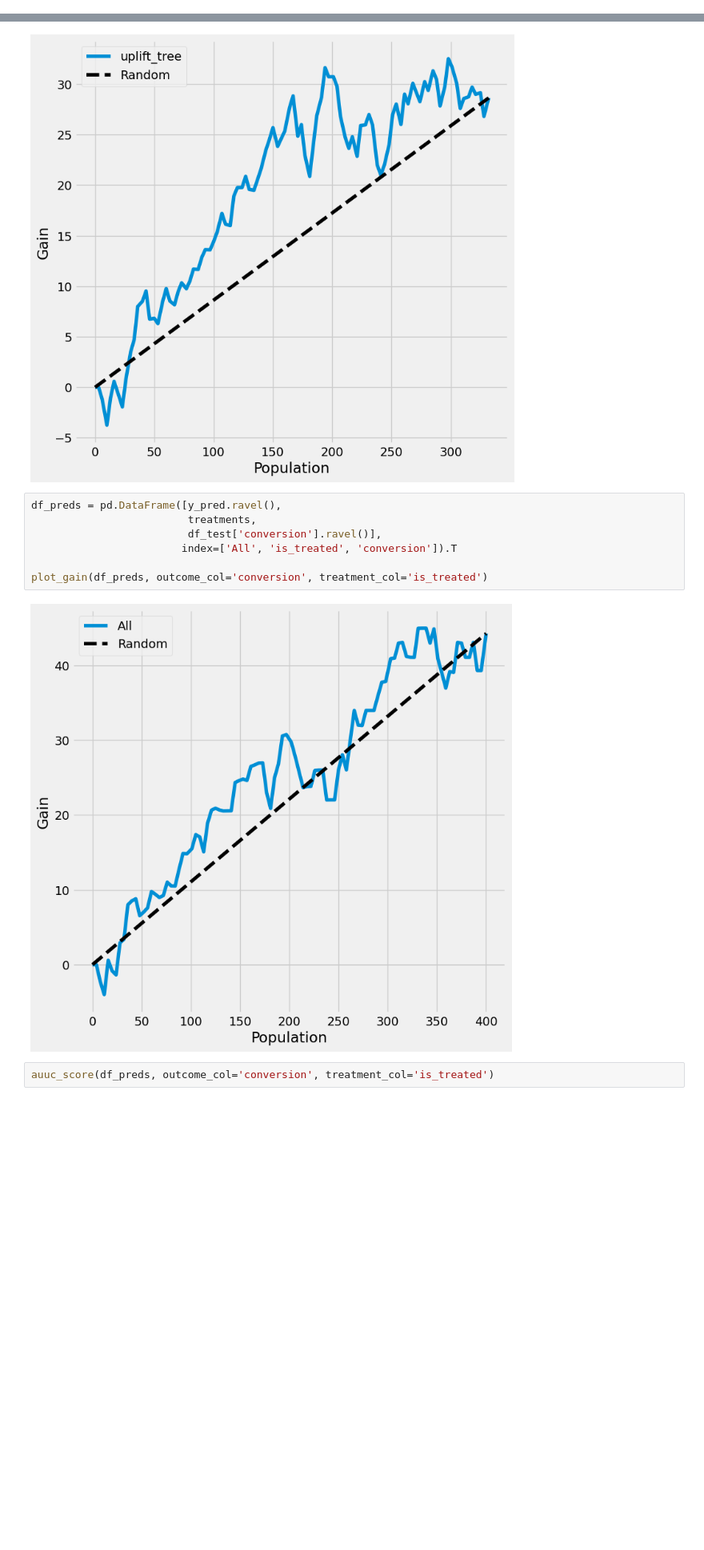
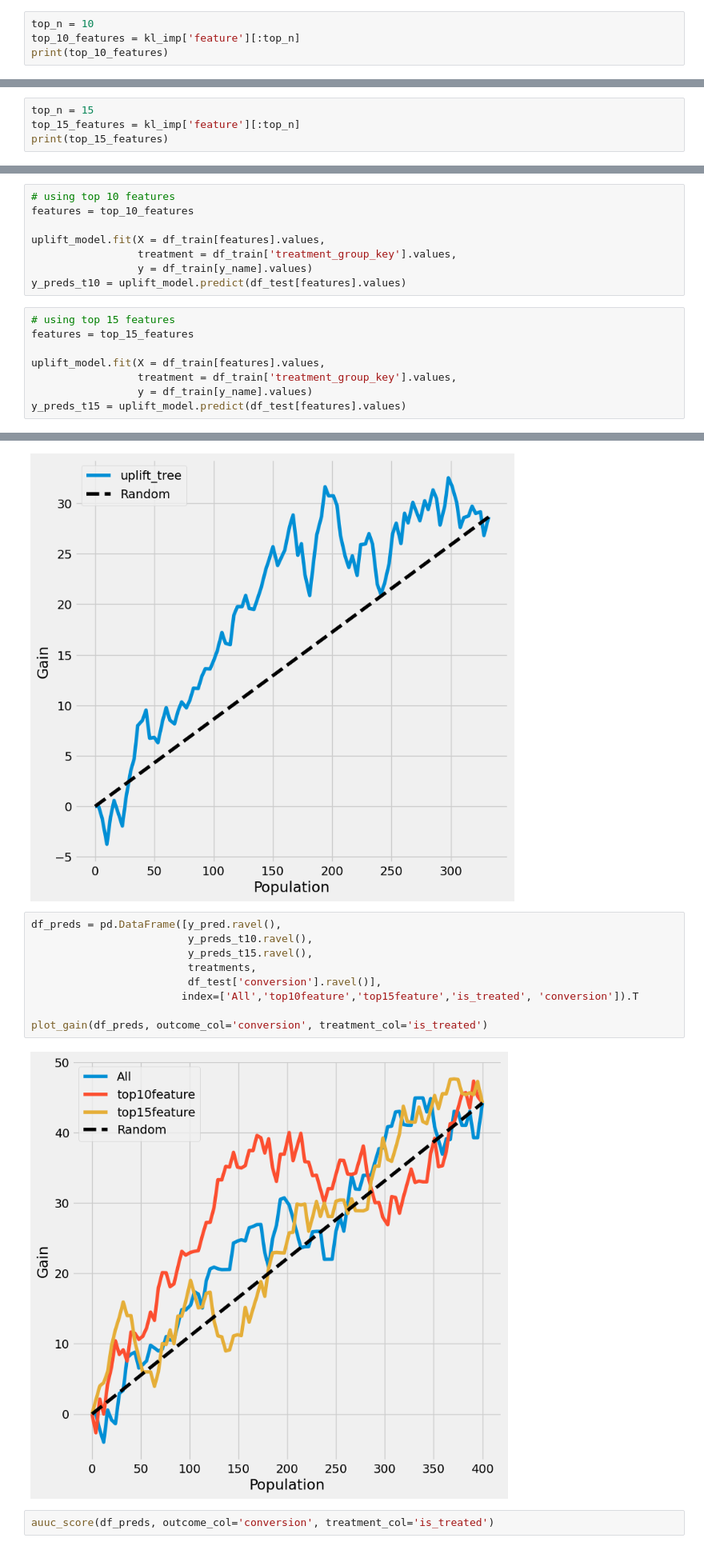
Before and after one commit to epm2wi/causalml, a Jupyter notebook: docs/examples/uplift_trees_with_synthetic_data.ipynb, the cells around one changed output, grey strips where cells are left out. Shown at 80% size. Cells and saved outputs as stored; diff of their text form; blank space fills up the shorter version.

```diff
--- a/docs/examples/uplift_trees_with_synthetic_data.ipynb
+++ b/docs/examples/uplift_trees_with_synthetic_data.ipynb
@@ -191,0 +213,4 @@ synth = result[synthetic]
+# %%
+top_n = 10
+top_10_features = kl_imp['feature'][:top_n]
+print(top_10_features)
@@ -191,0 +229,4 @@ synth = result[synthetic]
+# %%
+top_n = 15
+top_15_features = kl_imp['feature'][:top_n]
+print(top_15_features)
@@ -192,3 +248,19 @@ synth = result[synthetic]
+# %%
+# using top 10 features
+features = top_10_features
+
+uplift_model.fit(X = df_train[features].values,
+                 treatment = df_train['treatment_group_key'].values,
+                 y = df_train[y_name].values)
+y_preds_t10 = uplift_model.predict(df_test[features].values)
+# %%
+# using top 15 features
+features = top_15_features
+
+uplift_model.fit(X = df_train[features].values,
+                 treatment = df_train['treatment_group_key'].values,
+                 y = df_train[y_name].values)
+y_preds_t15 = uplift_model.predict(df_test[features].values)
 # %% [markdown]
 ## Calculate the observed treatment effect per predicted treatment effect quantile
 
@@ -206,13 +278,15 @@ plot_gain(auuc_metrics, outcome_col='conversion', treatment_col='is_treated')
 [figure]
 # %%
 df_preds = pd.DataFrame([y_pred.ravel(),
+                         y_preds_t10.ravel(),
+                         y_preds_t15.ravel(),
                          treatments,
                          df_test['conversion'].ravel()],
-                        index=['All', 'is_treated', 'conversion']).T
+                        index=['All','top10feature','top15feature','is_treated', 'conversion']).T
 
 plot_gain(df_preds, outcome_col='conversion', treatment_col='is_treated')
 # %% [output]
-[figure, old version]
+[figure, new version]
 # %%
 auuc_score(df_preds, outcome_col='conversion', treatment_col='is_treated')
 # %% [output]
```
Also changed, not shown: parts of 6 cells of this notebook.
